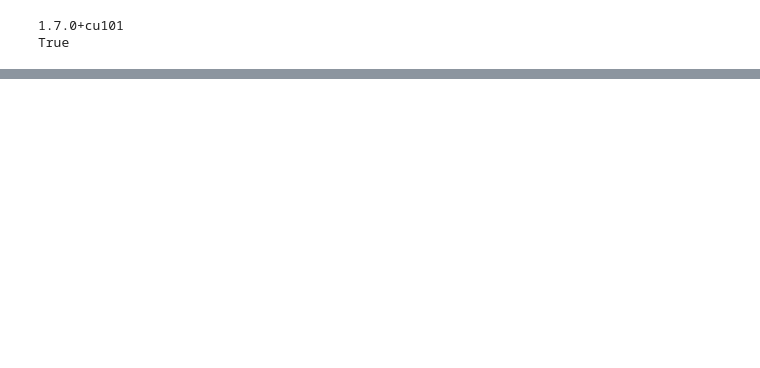
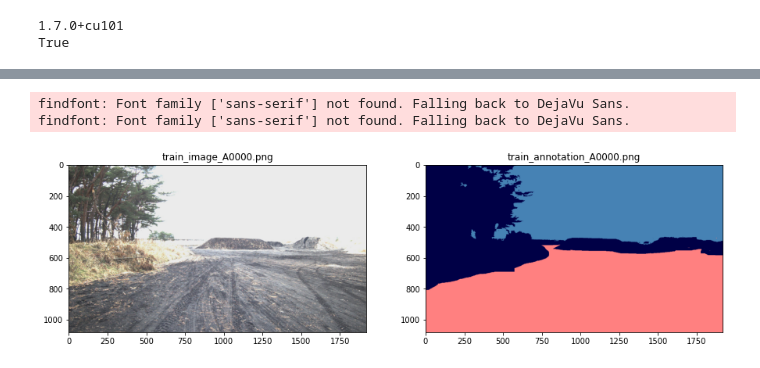
Before and after one commit to m2pyun/signate_off_road_segmentation, a Jupyter notebook: off_road_segmentation20210117.ipynb, the cells around one changed output, grey strips where cells are left out. Drawn from its saved outputs; the diff is of its cells as text; code cells hidden in the pictures; blank space fills up the shorter version.

```diff
--- a/off_road_segmentation20210117.ipynb
+++ b/off_road_segmentation20210117.ipynb
@@ -28,0 +99,20 @@ True
+# %%
+# 画像の読み込み
+
+image_0000 = Image.open('train_images_A_test/train_image_A0000.png')
+annotation_0000 = Image.open('train_annotations_A_test/train_annotation_A0000.png')
+
+# 可視化
+fig, axes = plt.subplots(nrows=1, ncols=2, figsize=(15, 10))
+
+axes[0].imshow(image_0000)
+axes[0].set_title('train_image_A0000.png')
+
+axes[1].imshow(annotation_0000)
+axes[1].set_title('train_annotation_A0000.png')
+
+plt.show()
+# %% [output]
+findfont: Font family ['sans-serif'] not found. Falling back to DejaVu Sans.
+findfont: Font family ['sans-serif'] not found. Falling back to DejaVu Sans.
+[figure, added]
```
Also changed, not shown: parts of 19 cells of this notebook.
